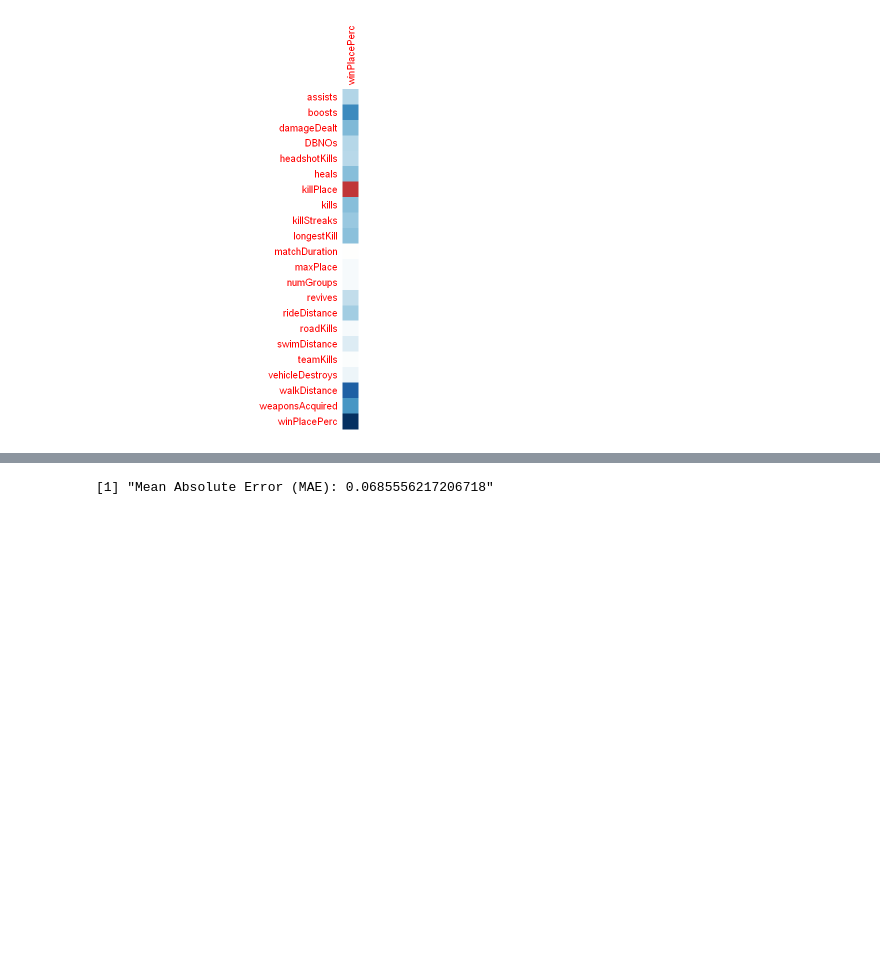
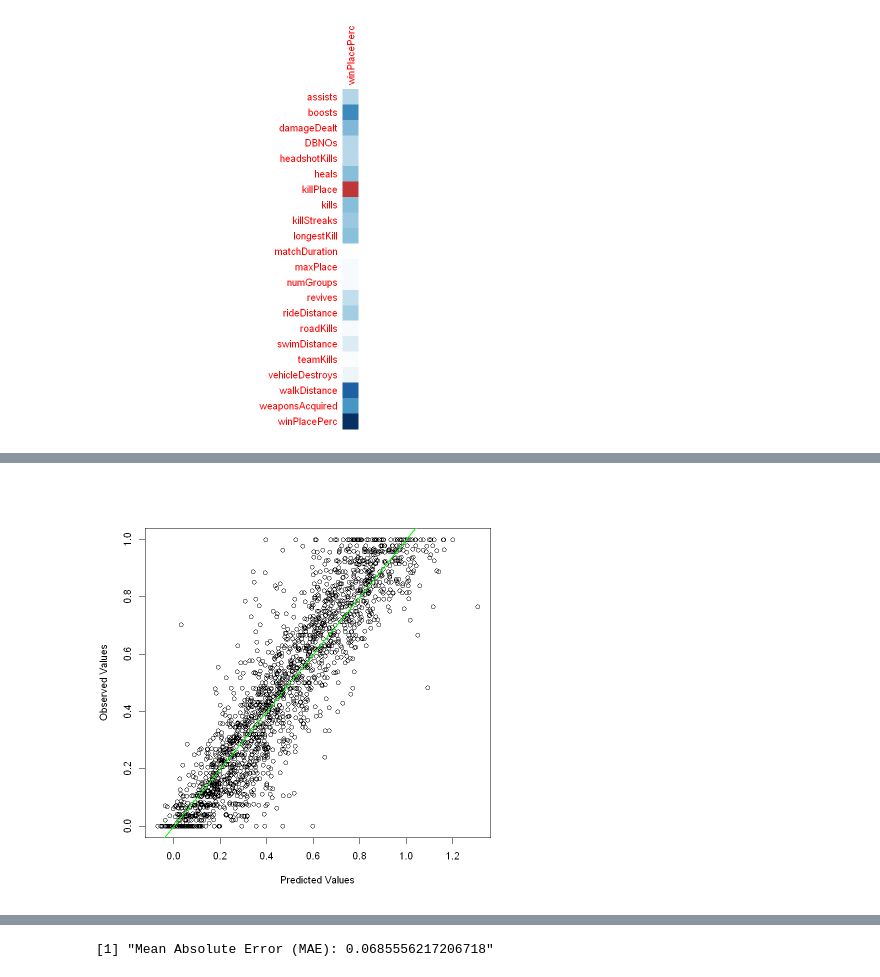
Before and after one commit to Evan-Burch/PUBG-Finish-Placement-Prediction, a Jupyter notebook: Pubg_Prediction.ipynb, the cells around one changed output, grey strips where cells are left out. Cells and saved outputs as stored; diff of their text form; code cells hidden in the pictures; blank space fills up the shorter version.

```diff
--- a/Pubg_Prediction.ipynb
+++ b/Pubg_Prediction.ipynb
@@ -174,0 +178,8 @@ mae(pubg_test_reduced$winPlacePerc, predict(model_lm, pubg_test_reduced_stringle
+# %%
+plot(predict(model_lm, pubg_test_reduced_stringless), pubg_test_reduced$winPlacePerc,
+     xlab = "Predicted Values",
+     ylab = "Observed Values")
+abline(a = 0, b = 1, lwd=2,
+       col = "green")
+# %% [output]
+[figure, added]
```
Also changed, not shown: parts of 15 cells of this notebook.
